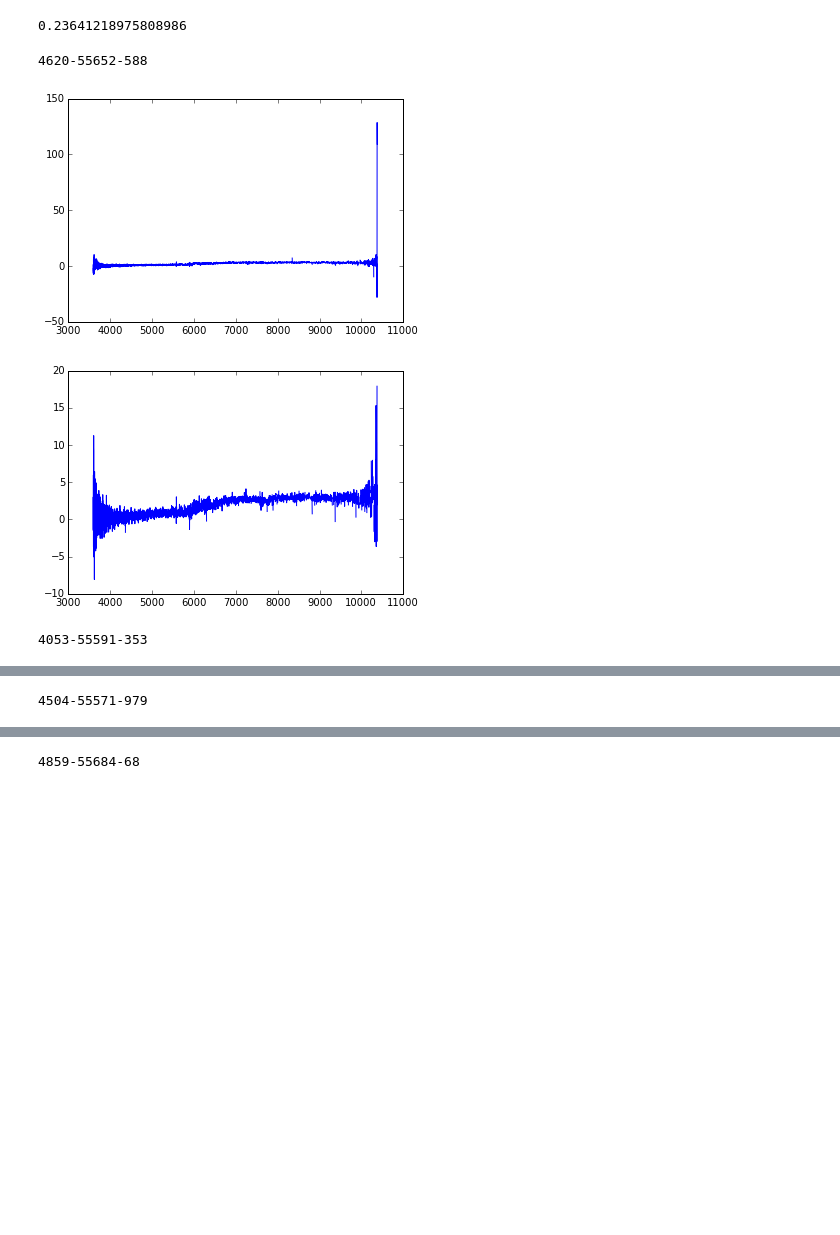
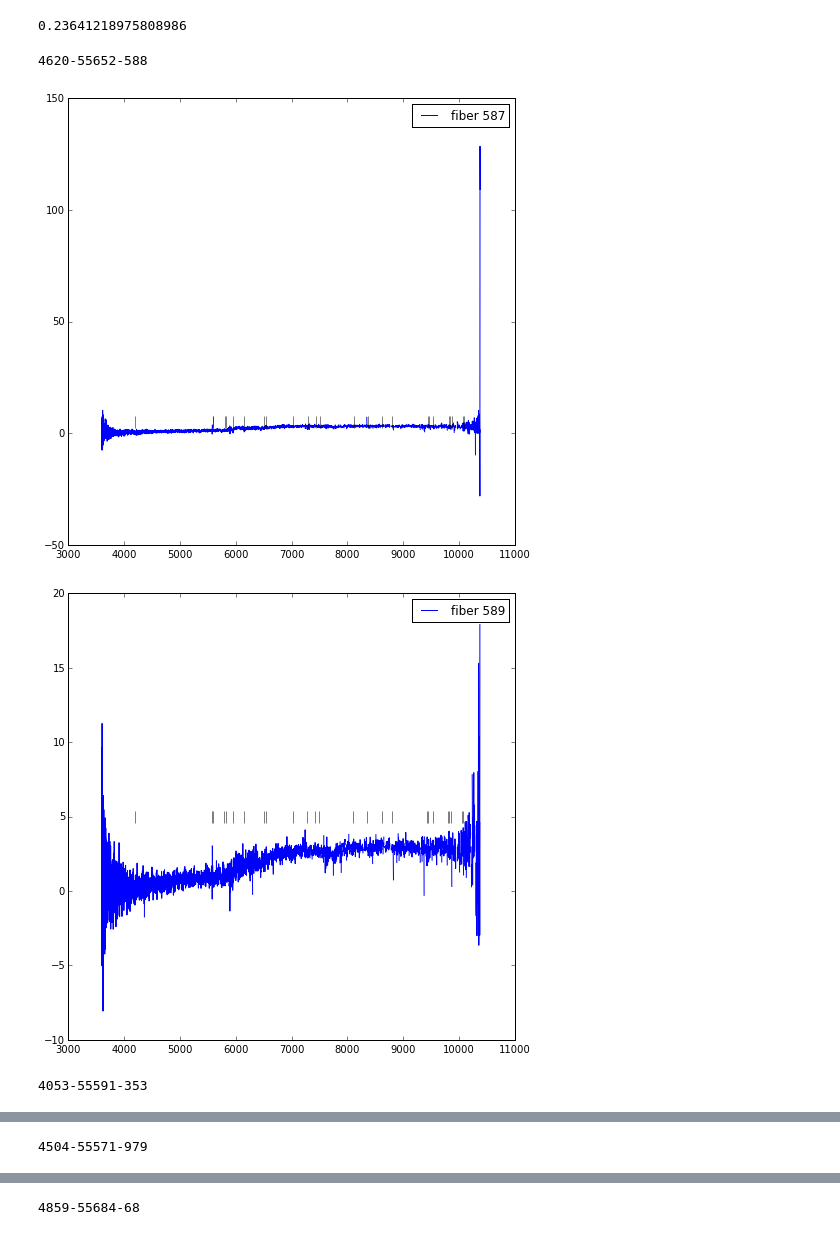
Before and after one commit to kgage/bossghost, a Jupyter notebook: Near_Z.ipynb, the cells around one changed output, grey strips where cells are left out. Saved outputs shown, nothing was run; the diff lists cells and outputs as text; code cells hidden in the pictures; blank space fills up the shorter version.

```diff
--- a/Near_Z.ipynb
+++ b/Near_Z.ipynb
@@ -239,17 +239,19 @@ print(s.format(low, maybe, mid, high))
 # %%
 attempt = x.keys()[:20]
 for pmf in attempt:
     plate,mjd,fiber = pmf.split('-')
     plate = int(plate)
     mjd = int(mjd)
     fiber = int(fiber)
     gs = ghosts.flux_data(plate, mjd, fiber)
     print(pmf)
-    gs.plt_low()
-    gs.plt_high()
-    print('')
+    plt.figure(figsize = (8,8))
+    gs.plt_low(elines = True)
+    plt.figure(figsize = (8,8))
+    gs.plt_high(elines = True)
+    print('\n')
 # %% [output]
 4620-55652-588
-[figure, old version]
+[figure, new version]
-[figure, old version]
+[figure, new version]
 4053-55591-353
```
Also changed, not shown: parts of 1 cell of this notebook.
